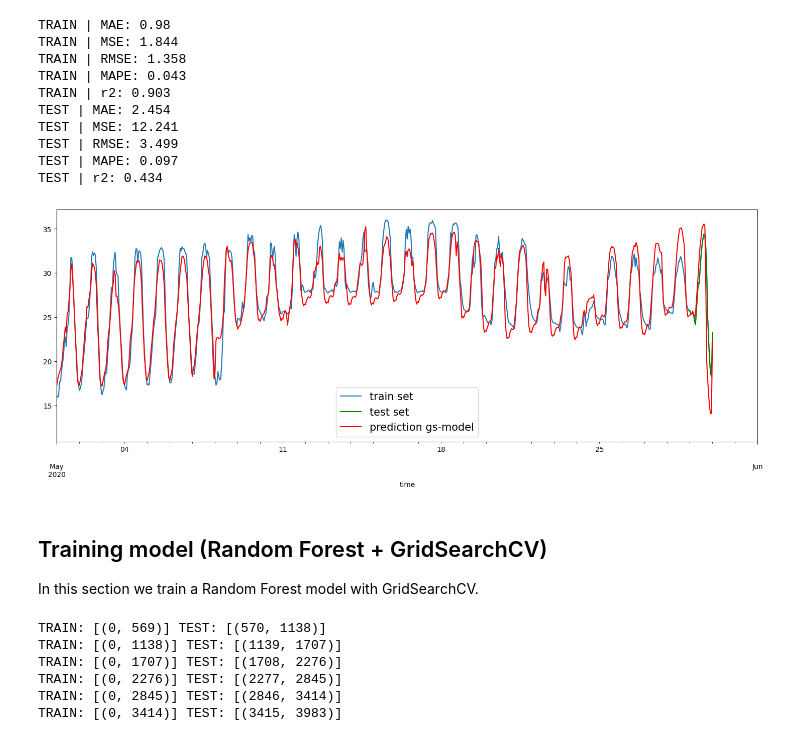
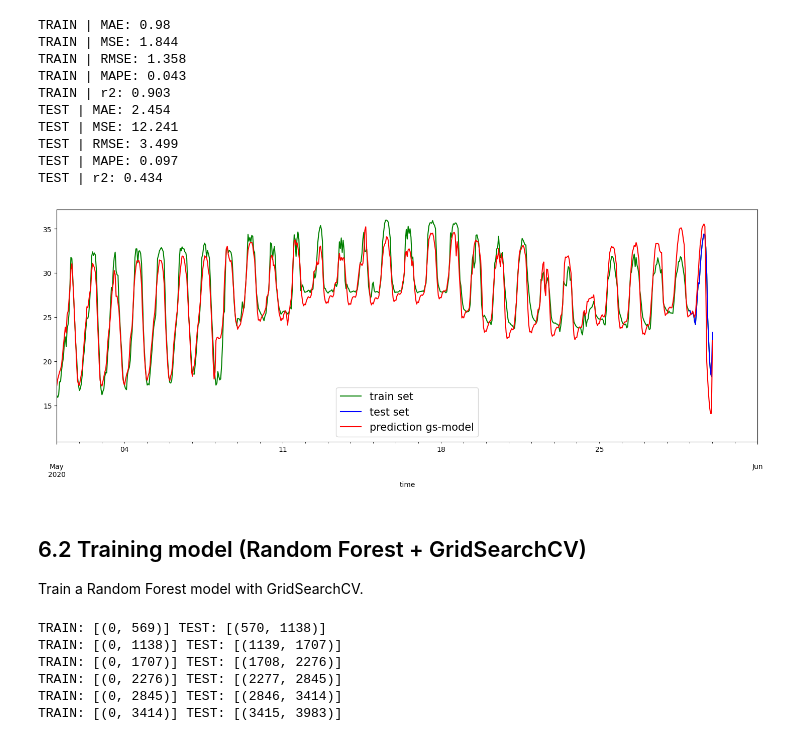
Before and after one commit to aaroneisses95/greenhouse-forecasting, a Jupyter notebook: notebooks/exploration.ipynb, the cells around one changed output. Drawn from its saved outputs; the diff is of its cells as text; code cells hidden in the pictures.

```diff
--- a/notebooks/exploration.ipynb
+++ b/notebooks/exploration.ipynb
@@ -274,18 +277,18 @@ TEST | MAPE: 0.097
 TEST | r2: 0.434
 # %%
 fig, ax = plt.subplots(figsize=(18,6))
-train[['Tair']].plot(ax=ax)
-test[['Tair']].plot(ax=ax, c='green')
+train[['Tair']].plot(ax=ax, c='green')
+test[['Tair']].plot(ax=ax, c='blue')
 all_data[['grid_pred']].loc['2020 May':].plot(ax=ax, c='red')
 ax.legend(["train set", "test set", "prediction gs-model"], prop={'size': 15});
 plt.xlim(pd.Timestamp('2020-05-01'), pd.Timestamp('2020-06-01'));
 # %% [output]
-[figure, old version]
+[figure, new version]
 # %% [markdown]
 <a id='f'></a>
-## Training model (Random Forest + GridSearchCV)
+## 6.2 Training model (Random Forest + GridSearchCV)
 
-In this section we train a Random Forest model with GridSearchCV.
+Train a Random Forest model with GridSearchCV.
 # %%
 rbf = RepeatingBasisFunction(n_periods=24,
                              remainder='passthrough',
```
Also changed, not shown: parts of 22 cells of this notebook, 8 other files.
